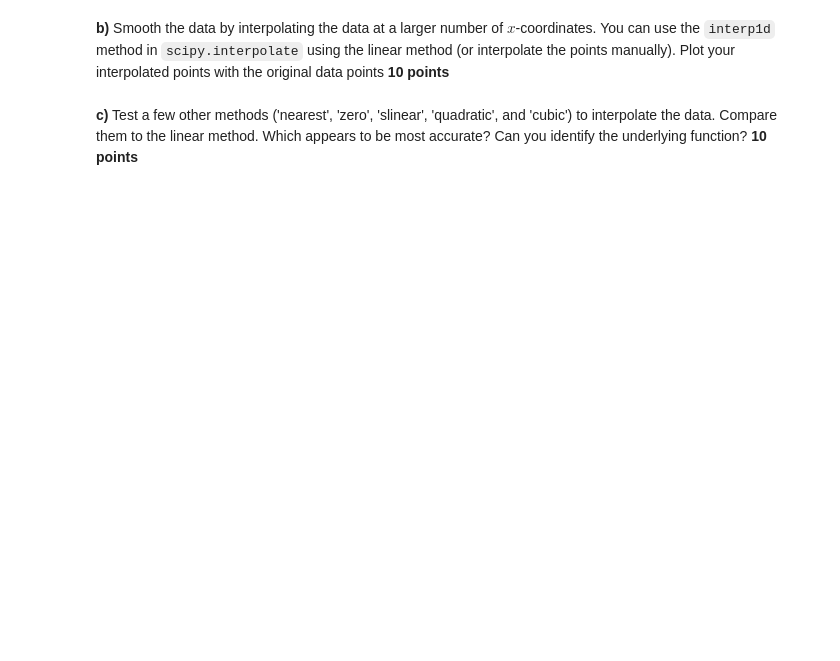
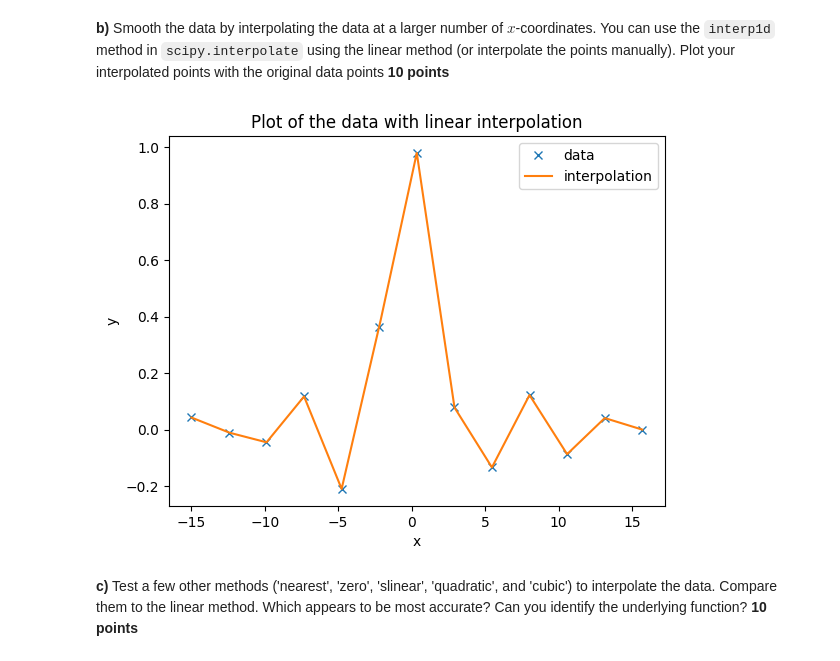
Before and after one commit to DAAP-Summer-2024/interpolation-and-smoothing-xdmc2012, a Jupyter notebook: assignment_6.ipynb, the cells around one changed output. Cells and saved outputs as stored; diff of their text form; code cells hidden in the pictures; blank space fills up the shorter version.

```diff
--- a/assignment_6.ipynb
+++ b/assignment_6.ipynb
@@ -13,4 +48,21 @@ Load the data in `sparse_1.dat`. You will try to find a smooth the data using in
 # %% [markdown]
 **b)** Smooth the data by interpolating the data at a larger number of $x$-coordinates. You can use the `interp1d` method in `scipy.interpolate` using the linear method (or interpolate the points manually). Plot your interpolated points with the original data points **10 points**
+# %%
+def interpol(data, kindl):
+    f    = interpolate.interp1d(data[:,0], data[:,1], kind=kindl)
+    xmin = np.min(data[:,0])
+    xmax = np.max(data[:,0])
+    x    = np.linspace(xmin, xmax, 10000)
+    plt.plot(data[:,0], data[:,1], "x", label="data")
+    plt.plot(x, f(x), label="interpolation")
+    plt.title("Plot of the data with "+kindl+" interpolation")
+    plt.xlabel("x")
+    plt.ylabel("y")
+    plt.legend()
+    plt.show()
+
+interpol(data1, "linear")
+# %% [output]
+[figure, added]
 # %% [markdown]
 **c)** Test a few other methods ('nearest', 'zero', 'slinear', 'quadratic', and 'cubic') to interpolate the data. Compare them to the linear method. Which appears to be most accurate? Can you identify the underlying function? **10 points**
```
Also changed, not shown: parts of 17 cells of this notebook.
